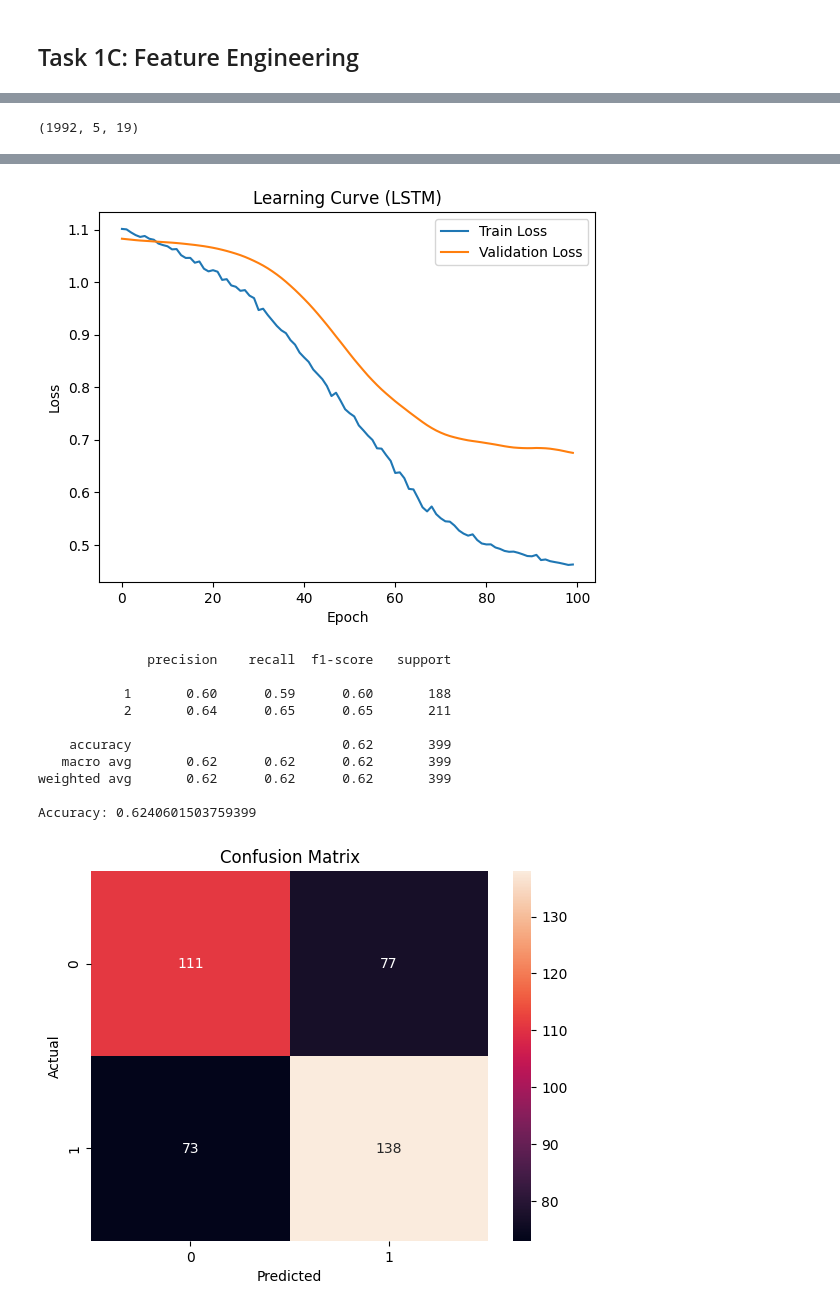
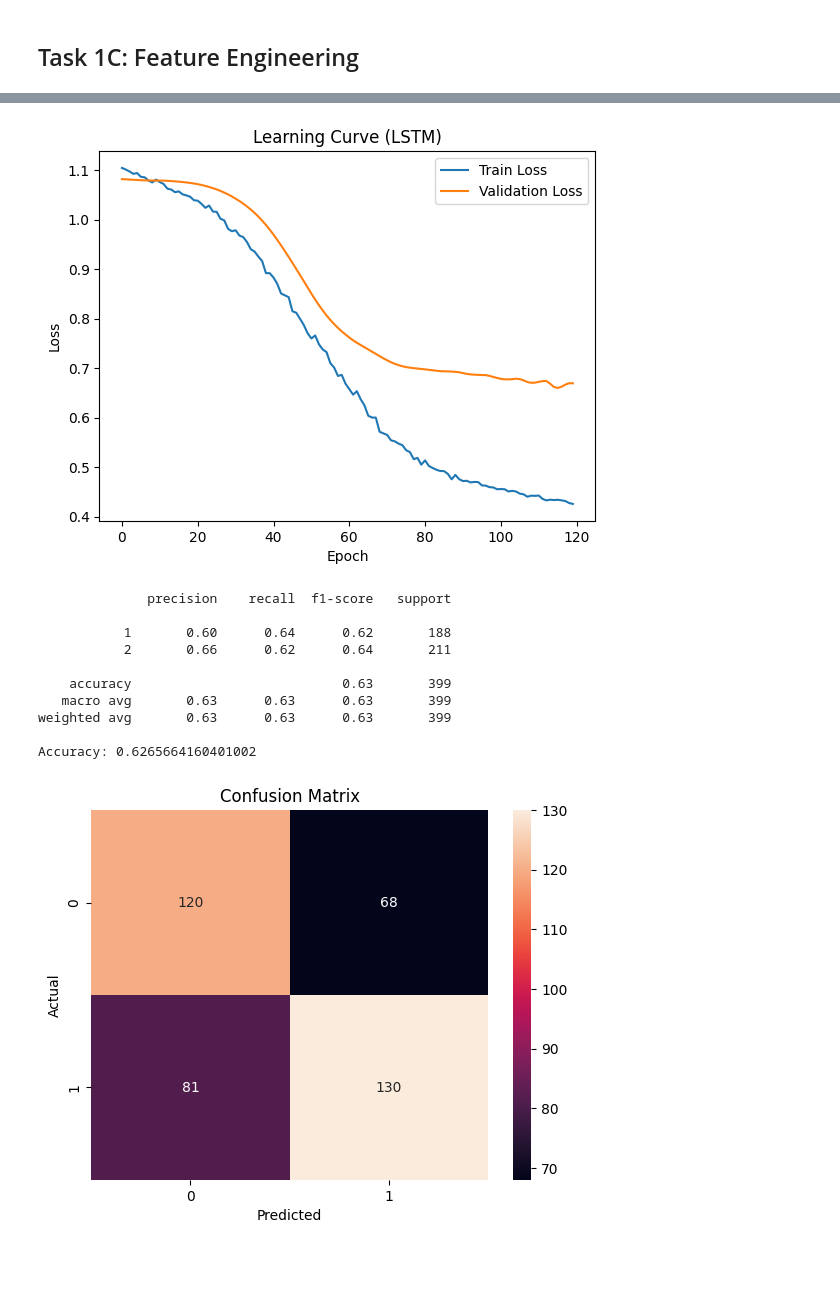
Before and after one commit to amee342/DataMining, a Jupyter notebook: data_exploratory_raghav.ipynb, the cells around one changed output, grey strips where cells are left out. Cells and saved outputs as stored; diff of their text form; code cells hidden in the pictures; blank space fills up the shorter version.

Commit message:
regression using lstm

```diff
--- a/data_exploratory_raghav.ipynb
+++ b/data_exploratory_raghav.ipynb
@@ -528,22 +352,13 @@ df_tem = df_final.copy()
 df_tem['mood_next_day'] = df_tem.groupby(level=0)['mood'].shift(-1)
 df_tem = df_tem.dropna(subset=['mood_next_day'])
 
-def mood_to_class(m):
-    if m <= 4:
-        return 0  # low
-    elif m <= 7:
-        return 1  # medium
-    else:
-        return 2  # high
-
-df_tem['target'] = df_tem['mood_next_day'].apply(mood_to_class)
 
 features = [
     'activity', 'circumplex.arousal', 'circumplex.valence', 'mood',
     'appCat.builtin', 'appCat.communication', 'appCat.entertainment',
     'appCat.finance', 'appCat.game', 'appCat.office', 'appCat.other',
     'appCat.social', 'appCat.travel', 'appCat.unknown',
-    'appCat.utilities', 'appCat.weather', 'call', 'screen', 'sms'
+    'appCat.utilities', 'appCat.weather', 'call', 'screen', 'sms',
 ]
 # %%
 df_tem['mood_next_day'].hist()
@@ -576,8 +388,6 @@ df_tem[features] = df_tem.groupby(level=0, group_keys=False)[features].apply(
         columns=x.columns
     )
 )
-df_tem['mood_rolling_mean_3'] = df_tem.groupby(level=0)['mood'].rolling(3).mean().reset_index(level=0, drop=True)
-df_tem['mood_diff'] = df_tem.groupby(level=0)['mood'].diff()
 # %%
 def create_sequences(df, features, target, window=5):
     X, y = [], []
@@ -597,8 +407,6 @@ def create_sequences(df, features, target, window=5):
 X, y = create_sequences(df_tem, features, 'target', window=5)
 
 print(X.shape)  # (samples, 5, features)
-# %% [output]
-(1992, 5, 19)
 # %%
 split = int(0.8 * len(X))
 
@@ -620,14 +428,14 @@ class MoodLSTM(nn.Module):
         out = self.dropout(hidden[-1])
         return self.fc(out)
 # %%
-model_clf = MoodLSTM(input_size=X.shape[2])
+model_clf_lstm = MoodLSTM(input_size=X.shape[2])
 
 weights = compute_class_weight('balanced', classes=np.unique(y_train), y=y_train)
 weights = torch.tensor(weights, dtype=torch.float32)
 
 criterion = nn.CrossEntropyLoss(weight=weights)
 
-optimizer = torch.optim.Adam(model_clf.parameters(), lr=0.001)
+optimizer = torch.optim.Adam(model_clf_lstm.parameters(), lr=0.001)
 
 train_losses = []
 val_losses = []
@@ -638,10 +446,10 @@ y_train_t = torch.tensor(y_train, dtype=torch.long)
 X_val_t = torch.tensor(X_test, dtype=torch.float32)
 y_val_t = torch.tensor(y_test, dtype=torch.long)
 
-for epoch in range(100):
-    model_clf.train()
+for epoch in range(120):
+    model_clf_lstm.train()
 
-    outputs = model_clf(X_train_t)
+    outputs = model_clf_lstm(X_train_t)
     loss = criterion(outputs, y_train_t)
 
     optimizer.zero_grad()
@@ -650,10 +458,9 @@ for epoch in range(100):
 
     train_losses.append(loss.item())
 
-    # Validation
-    model_clf.eval()
+    model_clf_lstm.eval()
     with torch.no_grad():
-        val_outputs = model_clf(X_val_t)
+        val_outputs = model_clf_lstm(X_val_t)
         val_loss = criterion(val_outputs, y_val_t)
 
     val_losses.append(val_loss.item())
@@ -670,12 +477,12 @@ plt.title("Learning Curve (LSTM)")
 plt.legend()
 plt.show()
 
-model_clf.eval()
+model_clf_lstm.eval()
 
 X_test_t = torch.tensor(X_test, dtype=torch.float32)
 
 with torch.no_grad():
-    preds = model(X_test_t)
+    preds = model_clf_lstm(X_test_t)
     preds = torch.argmax(preds, dim=1).numpy()
 
 print(classification_report(y_test, preds))
@@ -710,12 +517,12 @@ Epoch 100, Train Loss: 0.4627, Val Loss: 0.6751
-[figure, old version]
+[figure, new version]
               precision    recall  f1-score   support
 
-           1       0.60      0.59      0.60       188
-           2       0.64      0.65      0.65       211
+           1       0.60      0.64      0.62       188
+           2       0.66      0.62      0.64       211
 
-    accuracy                           0.62       399
-   macro avg       0.62      0.62      0.62       399
-weighted avg       0.62      0.62      0.62       399
+    accuracy                           0.63       399
+   macro avg       0.63      0.63      0.63       399
+weighted avg       0.63      0.63      0.63       399
 
-Accuracy: 0.6240601503759399
+Accuracy: 0.6265664160401002
-[figure, old version]
+[figure, new version]
```
Also changed, not shown: parts of 25 cells of this notebook.
